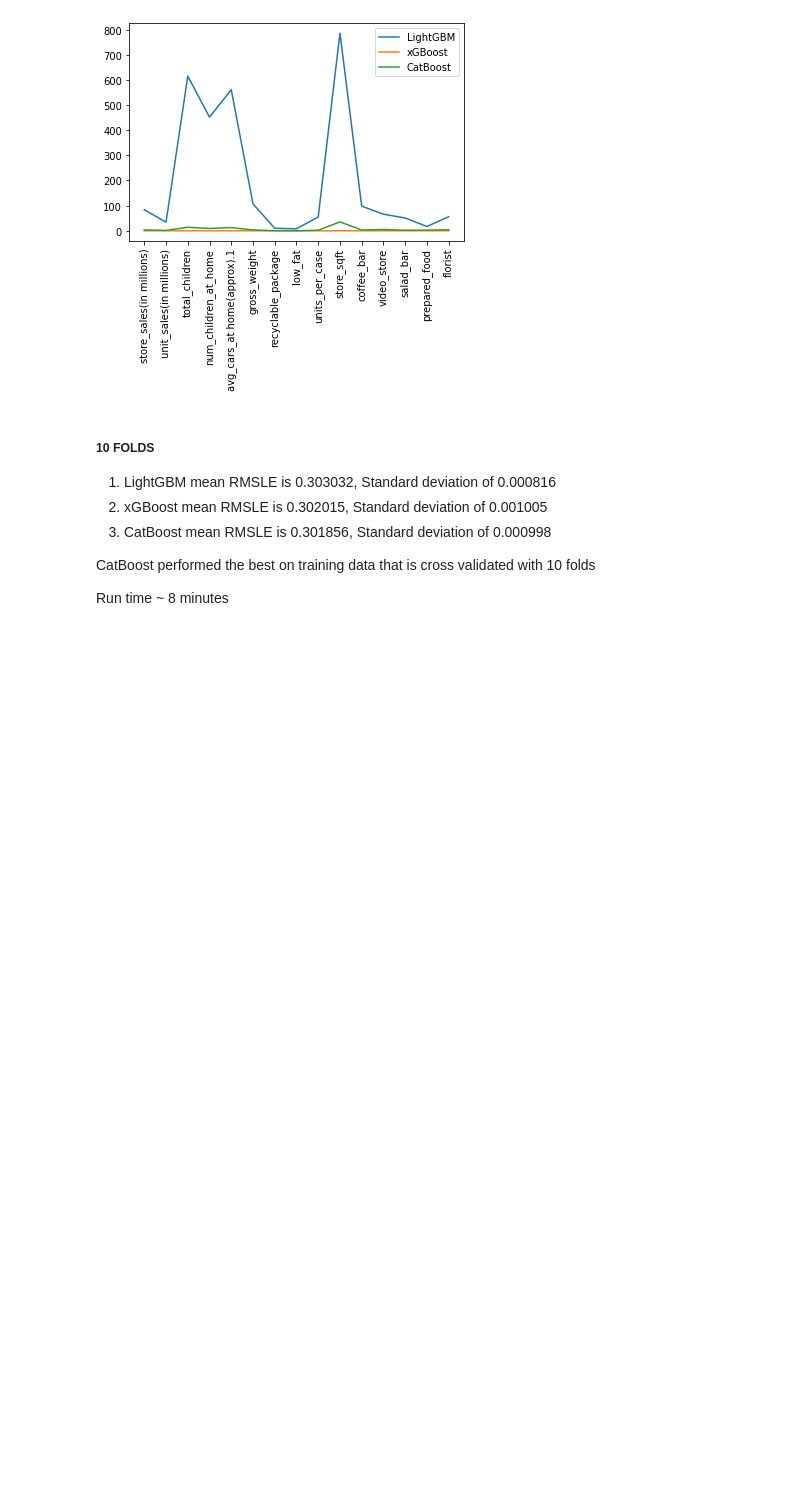
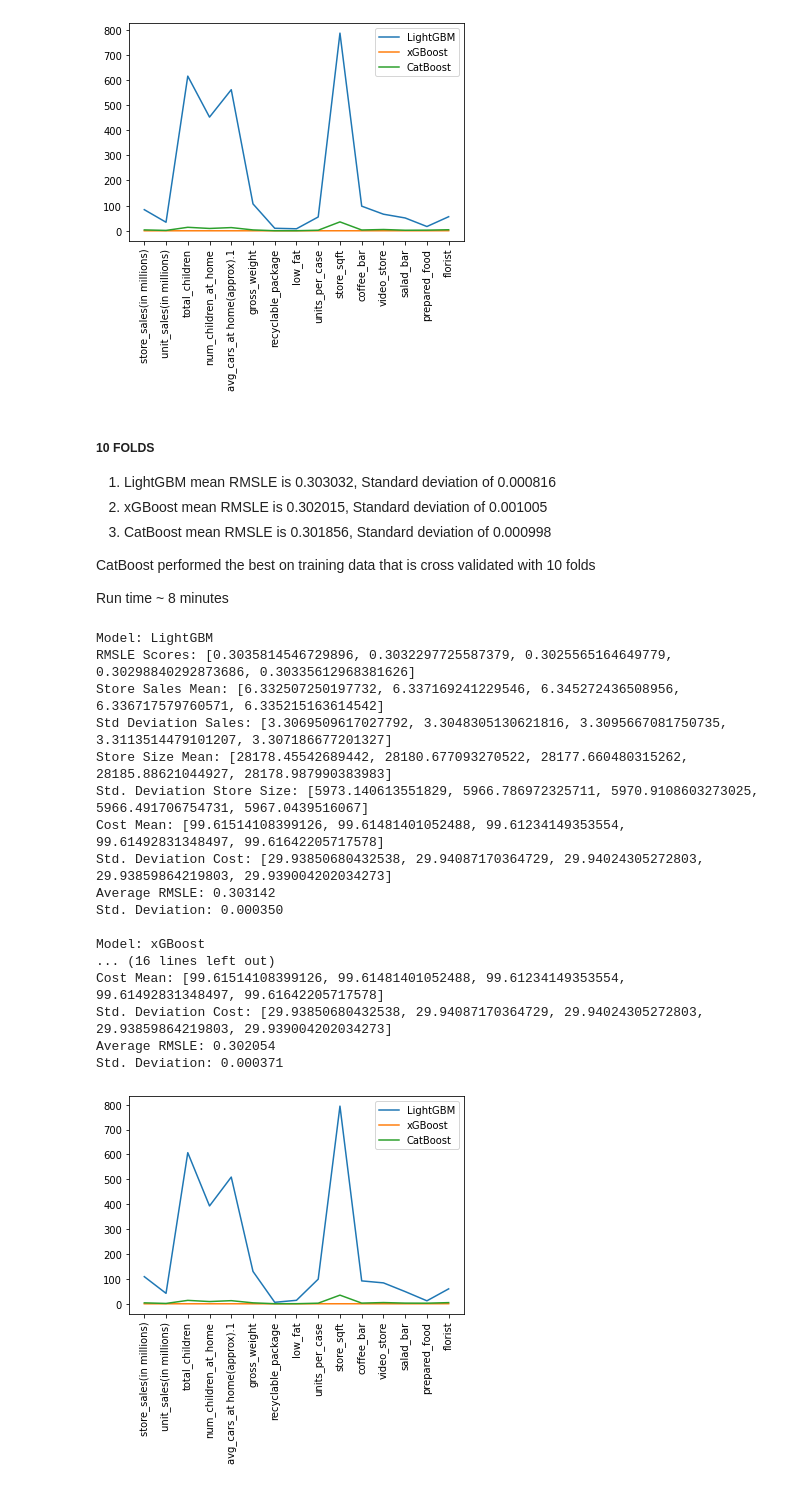
Before and after one commit to hardboyvino/kaggle_competition, a Jupyter notebook: playground_3.11/playground.ipynb, the cells around one changed output. Saved outputs shown, nothing was run; the diff lists cells and outputs as text; code cells hidden in the pictures; blank space fills up the shorter version.

```diff
--- a/playground_3.11/playground.ipynb
+++ b/playground_3.11/playground.ipynb
@@ -285,12 +364,18 @@ CatBoost performed the best on baseline data before feature engineering and data
 10. SGD Regressor does not have feature importance
 # %%
 for name, model in models.items():
-    rmsle_scores = evaluate_model(model, X_train, y_train)
+    rmsle_scores, mean_scores, std_scores, mean_store_sales, std_store_sales, mean_store_sqft, std_store_sqft = evaluate_model(model, X_train, y_train)
     mean_rmsle = np.mean(rmsle_scores)
     std = np.std(rmsle_scores)
 
     print(f"Model: {name}")
     print(f"RMSLE Scores: {rmsle_scores}")
+    print(f"Store Sales Mean: {mean_store_sales}")
+    print(f"Std Deviation Sales: {std_store_sales}")
+    print(f"Store Size Mean: {mean_store_sqft}")
+    print(f"Std. Deviation Store Size: {std_store_sqft}")
+    print(f"Cost Mean: {mean_scores}")
+    print(f"Std. Deviation Cost: {std_scores}")
     print(f"Average RMSLE: {mean_rmsle:.6f}")
     print(f"Std. Deviation: {std:.6f}")
     try:
@@ -334,12 +422,18 @@ I think I will abandon using Random Forest and SGD Regressor for now since their
 Run time ~ 5 minutes
 # %%
 for name, model in models.items():
-    rmsle_scores = evaluate_model(model, X_train, y_train, n_splits=10)
+    rmsle_scores, mean_scores, std_scores, mean_store_sales, std_store_sales, mean_store_sqft, std_store_sqft = evaluate_model(model, X_train, y_train, n_splits=10)
     mean_rmsle = np.mean(rmsle_scores)
     std = np.std(rmsle_scores)
 
     print(f"Model: {name}")
     print(f"RMSLE Scores: {rmsle_scores}")
+    print(f"Store Sales Mean: {mean_store_sales}")
+    print(f"Std Deviation Sales: {std_store_sales}")
+    print(f"Store Size Mean: {mean_store_sqft}")
+    print(f"Std. Deviation Store Size: {std_store_sqft}")
+    print(f"Cost Mean: {mean_scores}")
+    print(f"Std. Deviation Cost: {std_scores}")
     print(f"Average RMSLE: {mean_rmsle:.6f}")
     print(f"Std. Deviation: {std:.6f}")
     try:
@@ -376,3 +473,46 @@ Std. Deviation: 0.000998
 CatBoost performed the best on training data that is cross validated with 10 folds
 
 Run time ~ 8 minutes
+# %%
+for name, model in models.items():
+    rmsle_scores, mean_scores, std_scores, mean_store_sales, std_store_sales, mean_store_sqft, std_store_sqft = evaluate_model_strat(model, df_train, X_train, y_train)
+    mean_rmsle = np.mean(rmsle_scores)
+    std = np.std(rmsle_scores)
+
+    print(f"Model: {name}")
+    print(f"RMSLE Scores: {rmsle_scores}")
+    print(f"Store Sales Mean: {mean_store_sales}")
+    print(f"Std Deviation Sales: {std_store_sales}")
+    print(f"Store Size Mean: {mean_store_sqft}")
+    print(f"Std. Deviation Store Size: {std_store_sqft}")
+    print(f"Cost Mean: {mean_scores}")
+    print(f"Std. Deviation Cost: {std_scores}")
+    print(f"Average RMSLE: {mean_rmsle:.6f}")
+    print(f"Std. Deviation: {std:.6f}")
+    try:
+        plt.plot(model.feature_importances_, label=name)
+        plt.xticks(np.arange(X_train.shape[1]), X_train.columns.tolist(), rotation=90)
+        plt.legend()
+
+    except AttributeError: #Incase the model does not have 'feature_importances_'
+        pass
+    print()
+# %% [output]
+Model: LightGBM
+RMSLE Scores: [0.3035814546729896, 0.3032297725587379, 0.3025565164649779, 0.30298840292873686, 0.30335612968381626]
+Store Sales Mean: [6.332507250197732, 6.337169241229546, 6.345272436508956, 6.336717579760571, 6.335215163614542]
+Std Deviation Sales: [3.3069509617027792, 3.3048305130621816, 3.3095667081750735, 3.3113514479101207, 3.307186677201327]
+Store Size Mean: [28178.45542689442, 28180.677093270522, 28177.660480315262, 28185.88621044927, 28178.987990383983]
+Std. Deviation Store Size: [5973.140613551829, 5966.786972325711, 5970.9108603273025, 5966.491706754731, 5967.0439516067]
+Cost Mean: [99.61514108399126, 99.61481401052488, 99.61234149353554, 99.61492831348497, 99.61642205717578]
+Std. Deviation Cost: [29.93850680432538, 29.94087170364729, 29.94024305272803, 29.93859864219803, 29.939004202034273]
+Average RMSLE: 0.303142
+Std. Deviation: 0.000350
+
+Model: xGBoost
+... (16 lines left out)
+Cost Mean: [99.61514108399126, 99.61481401052488, 99.61234149353554, 99.61492831348497, 99.61642205717578]
+Std. Deviation Cost: [29.93850680432538, 29.94087170364729, 29.94024305272803, 29.93859864219803, 29.939004202034273]
+Average RMSLE: 0.302054
+Std. Deviation: 0.000371
+[figure, added]
```
Also changed, not shown: parts of 7 cells of this notebook.
